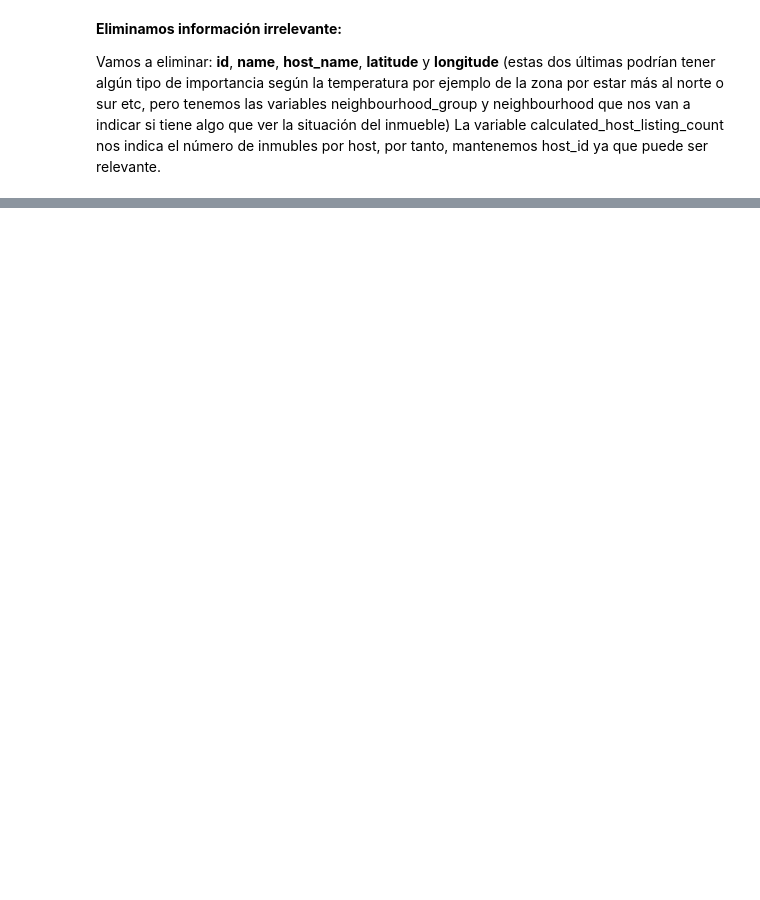
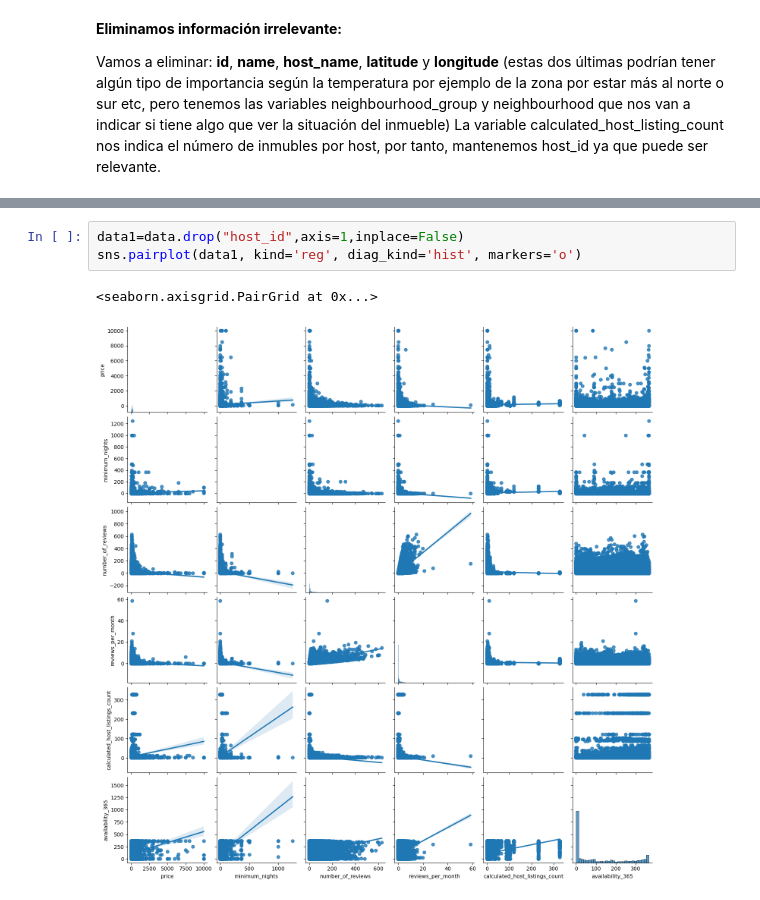
Before and after one commit to 4GeeksAcademy/Isa-machine-learning-template, a Jupyter notebook: src/explore.ipynb, the cells around one changed output, grey strips where cells are left out. Cells and saved outputs as stored; diff of their text form; blank space fills up the shorter version.

```diff
--- a/src/explore.ipynb
+++ b/src/explore.ipynb
@@ -158,0 +245,6 @@ muestra_test=muestra.drop(indices_seleccionados)
+# %%
+data1=data.drop("host_id",axis=1,inplace=False)
+sns.pairplot(data1, kind='reg', diag_kind='hist', markers='o')
+# %% [output]
+<seaborn.axisgrid.PairGrid at 0x...>
+[figure, added]
```
Also changed, not shown: parts of 80 cells of this notebook, 3 other files.
